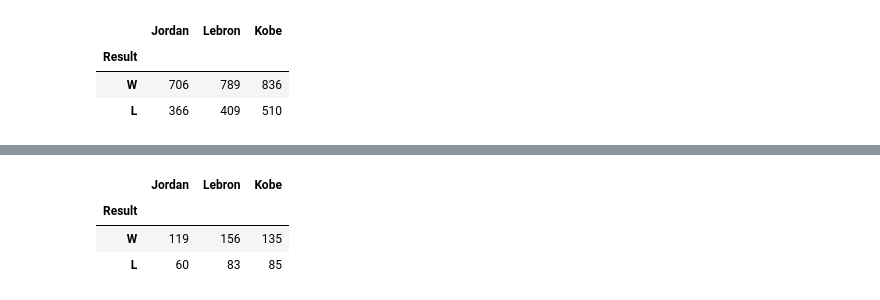
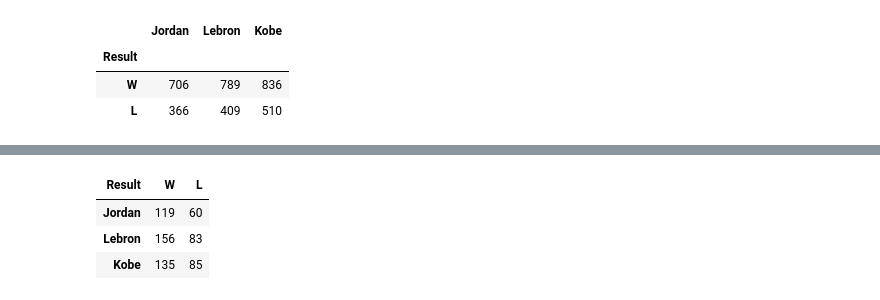
Before and after one commit to tstenner1/Data-Cleanup-and-Analysis-Project, a Jupyter notebook: All Game Stats-Stacked Bar Graph.ipynb, the cells around one changed output, grey strips where cells are left out. Cells and saved outputs as stored; diff of their text form; code cells hidden in the pictures.

```diff
--- a/All Game Stats-Stacked Bar Graph.ipynb
+++ b/All Game Stats-Stacked Bar Graph.ipynb
@@ -207,13 +207,13 @@ plt.savefig('Win_Loss_RS.png')
 # %%
 merge_goat_po = pd.merge(jordan_po_mod,lebron_po_mod, on='Result', how="left")
 merge_goat_po = pd.merge(merge_goat_po,kobe_po_mod, on='Result', how="left")
 
-merge_goat_po
+merge_goat_po.T
 # %% [output]
-|  | Jordan | Lebron | Kobe |
-| Result |  |  |  |
-| W | 119 | 156 | 135 |
-| L | 60 | 83 | 85 |
+| Result | W | L |
+| Jordan | 119 | 60 |
+| Lebron | 156 | 83 |
+| Kobe | 135 | 85 |
 # %%
 merge_goat_po.transpose().apply(lambda x: x*100/sum(x), axis=1).plot(kind="bar", stacked=True)
 
```
Also changed, not shown: parts of 10 cells of this notebook.
